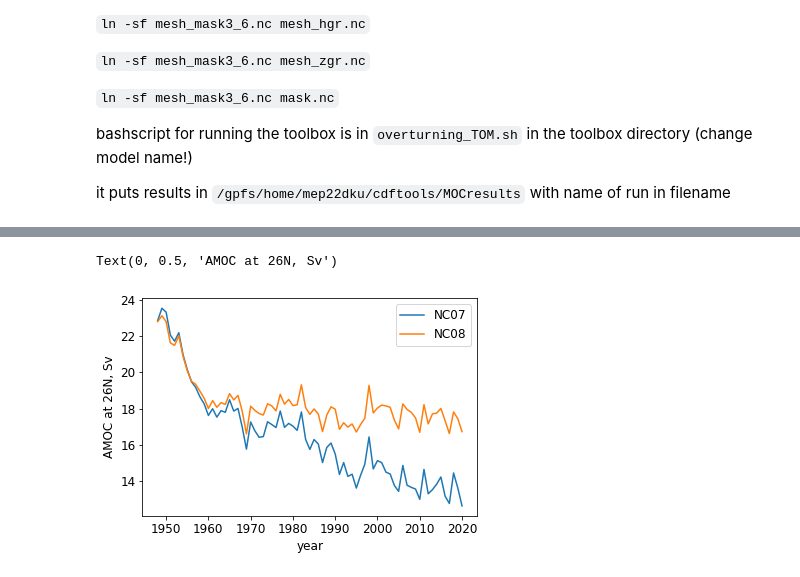
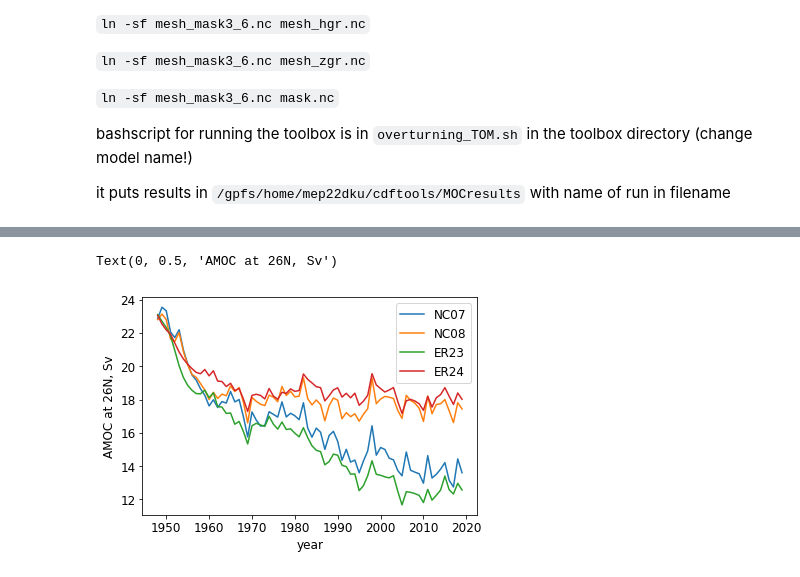
Before and after one commit to tjarnikova/SOZONE, a Jupyter notebook: overturning/exploreOverturningPTruns.ipynb, the cells around one changed output, grey strips where cells are left out. Cells and saved outputs as stored; diff of their text form; code cells hidden in the pictures.

```diff
--- a/overturning/exploreOverturningPTruns.ipynb
+++ b/overturning/exploreOverturningPTruns.ipynb
@@ -155,7 +197,7 @@ fact = 1.1
 fig, axs = plt.subplots(1,2, figsize=(12*fact, 8*fact), facecolor='w', edgecolor='k')
 axs = axs.ravel()
 
-for i in range(0,73):
+for i in range(0,72):
     tar = atl_at_26_NC08.isel(time_counter = i)
     if (i+8)%10 == 0:
         axs[1].plot(tar,tar['depthw'], linewidth = 2.5, label = tar.time_counter.values, color = tcm(1.*(i)/73))
@@ -185,11 +269,14 @@ Text(0, 0.5, 'm')
 # %%
 yrs = np.arange(1948,2021)
+plt.plot(yrs[0:-1],atl_at_26_max_NC07[0:-1], label = 'NC07')
+plt.plot(yrs[0:-1],atl_at_26_max_NC08[0:-1], label = 'NC08')
 
-plt.plot(yrs,atl_at_26_max_NC07, label = 'NC07')
-plt.plot(yrs,atl_at_26_max_NC08, label = 'NC08')
+plt.plot(yrs[0:-1],atl_at_26_max_ER23[0:-1], label = 'ER23')
+plt.plot(yrs[0:-1],atl_at_26_max_ER24[0:-1], label = 'ER24')
+
 plt.legend()
 plt.xlabel('year')
 plt.ylabel('AMOC at 26N, Sv')
 # %% [output]
 Text(0, 0.5, 'AMOC at 26N, Sv')
-[figure, old version]
+[figure, new version]
```
Also changed, not shown: parts of 3 cells of this notebook.
